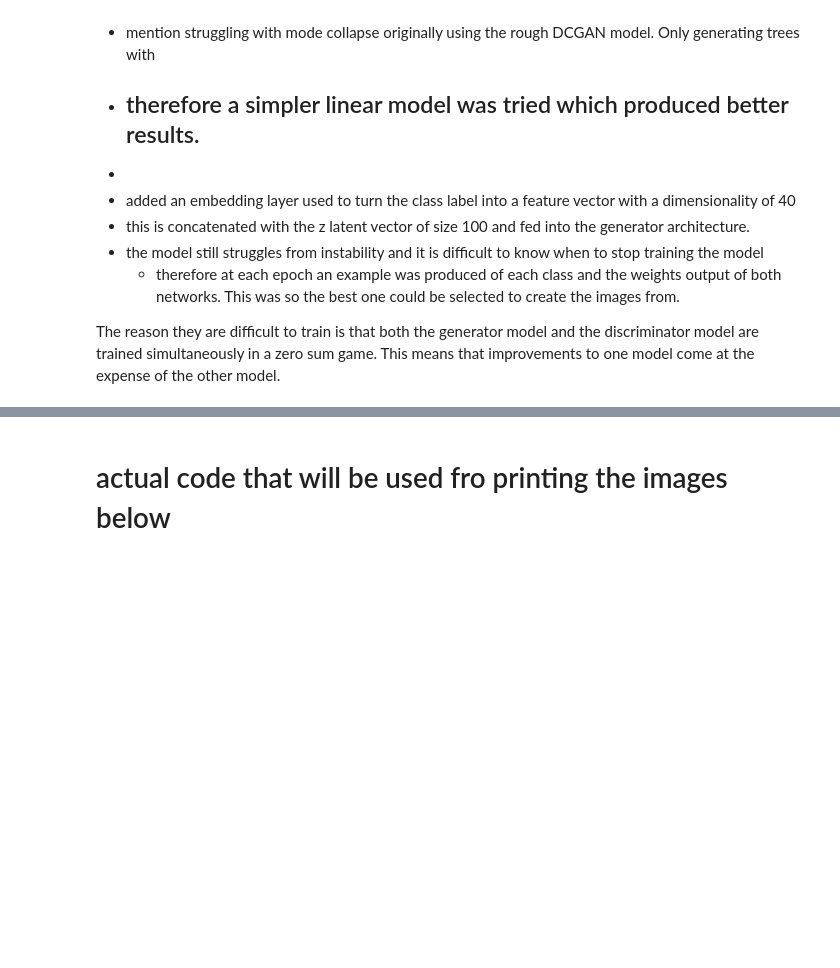
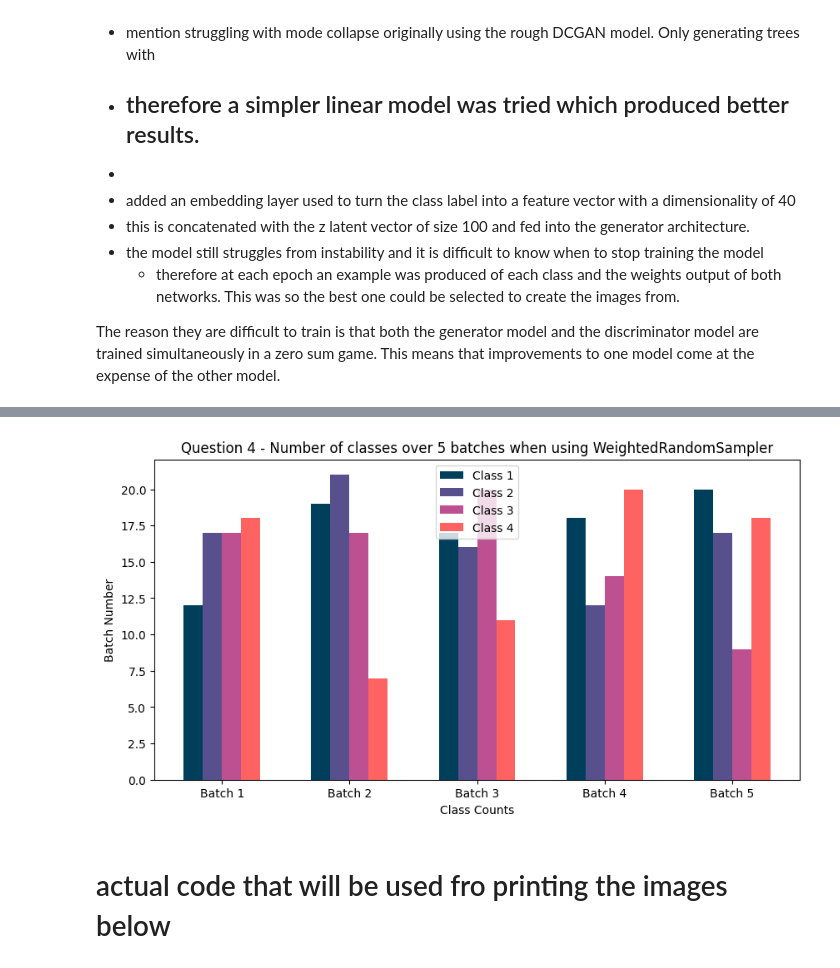
Before and after one commit to LucyIvatt/probabilistic-and-deep-learning, a Jupyter notebook: int3.ipynb, the cells around one changed output, grey strips where cells are left out. Saved outputs shown, nothing was run; the diff lists cells and outputs as text; code cells hidden in the pictures; blank space fills up the shorter version.

```diff
--- a/int3.ipynb
+++ b/int3.ipynb
@@ -892,33 +909,35 @@ plt.show()
 # %%
 plt.figure(figsize=(10,5))
 
 labels = ["Batch " + str(i) for i in range(1, 6)]
 counts = [[] for i in range(4)]
 for i in range(5):
     images, lab = next(iter(CGAN_dataloader))
     for k, v in Counter(lab.numpy()).items():
         counts[k-1].append(v)
 
 colours = ["#003f5c", "#58508d", "#bc5090", "#ff6361"]
 n = 5
 ind = np.arange(n) # Position of bars on x-axis
 width = 0.15  # Width of a bar
 
 # Plotting
 for i in range(4):
     plt.bar(ind + (width*i), counts[i] , width, label=labels[i], color=colours[i])
 
 plt.xlabel('Class Counts')
 plt.ylabel('Batch Number')
-plt.title('Number of classes over 5 batches when using WeightedRandomSampler')
+plt.title('Question 4 - Number of classes over 5 batches when using WeightedRandomSampler')
 
 # xticks()
 # First argument - A list of positions at which ticks should be placed
 # Second argument -  A list of labels to place at the given locations
 plt.xticks(ind + ((width*3) / 2), labels)
 
 # Finding the best position for legends and putting it
 plt.legend(loc='best', labels=["Class 1", "Class 2", "Class 3", "Class 4"])
 plt.show()
+# %% [output]
+[figure, added]
 # %%
 z_latent = 100 # Size of z latent vector (i.e. size of generator input)
```
Also changed, not shown: parts of 10 cells of this notebook.
